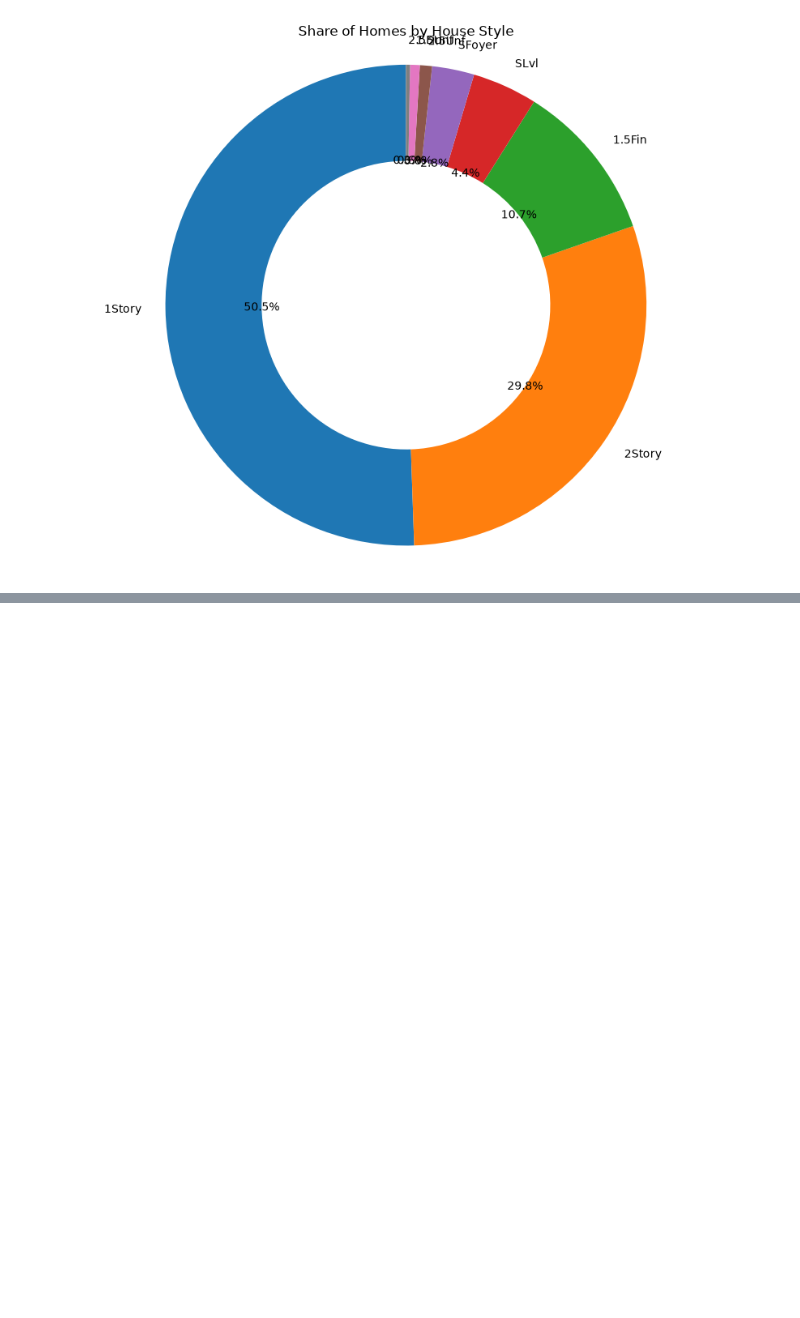
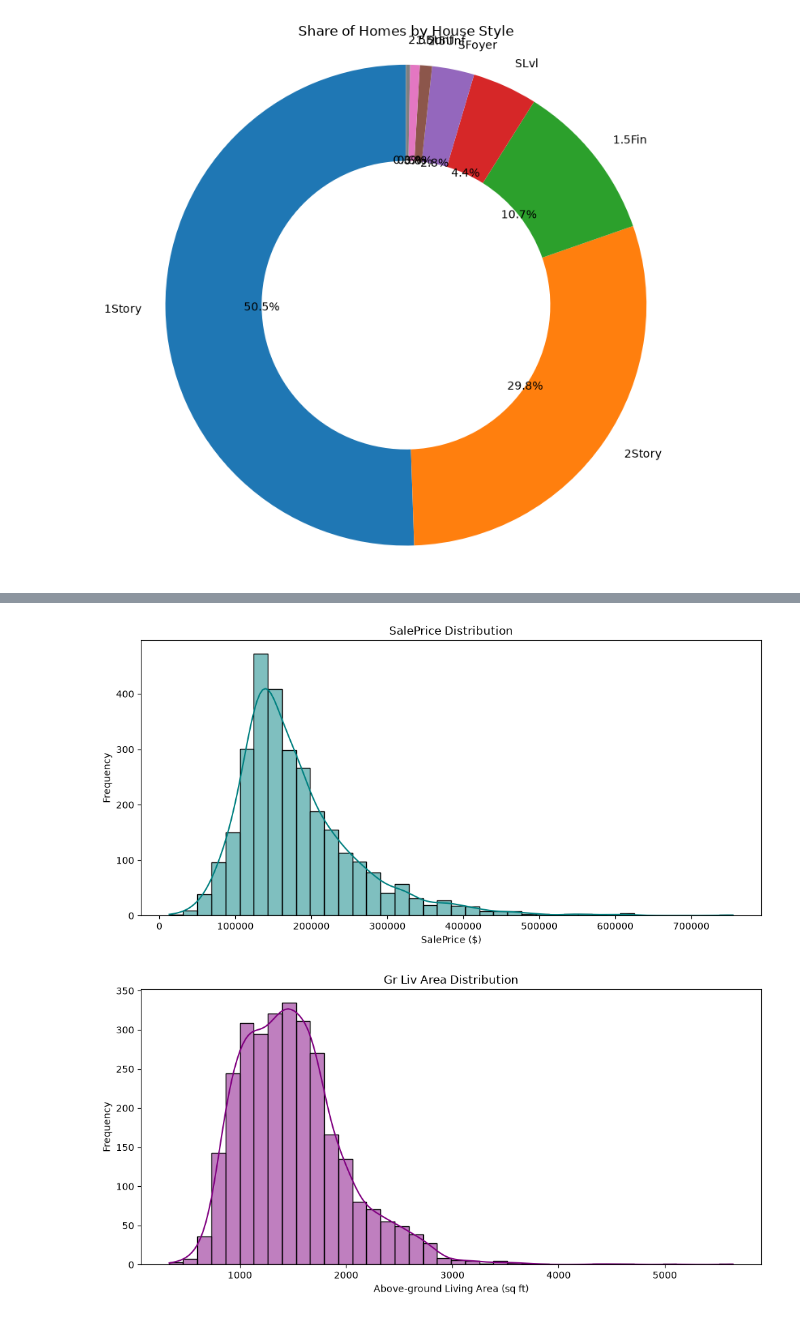
Before and after one commit to ionutelu/LabML, a Jupyter notebook: lab1.ipynb, the cells around one changed output, grey strips where cells are left out. Drawn from its saved outputs; the diff is of its cells as text; code cells hidden in the pictures; blank space fills up the shorter version.

Commit message:
Added SalePrice and Gr Liv Area histograms; added SalePrice vs. Overall Quality box plot;

```diff
--- a/lab1.ipynb
+++ b/lab1.ipynb
@@ -200,0 +201,21 @@ plt.show()
+# %%
+# SalePrice Histogram
+plt.figure(figsize=(10, 5))
+sns.histplot(df['SalePrice'], kde=True, bins=40, color='teal')
+plt.title('SalePrice Distribution')
+plt.xlabel('SalePrice ($)')
+plt.ylabel('Frequency')
+plt.tight_layout()
+plt.show()
+
+# Living Area Histogram
+plt.figure(figsize=(10, 5))
+sns.histplot(df['Gr Liv Area'], kde=True, bins=40, color='purple')
+plt.title('Gr Liv Area Distribution')
+plt.xlabel('Above-ground Living Area (sq ft)')
+plt.ylabel('Frequency')
+plt.tight_layout()
+plt.show()
+# %% [output]
+[figure, added]
+[figure, added]
```
Also changed, not shown: parts of 3 cells of this notebook.
